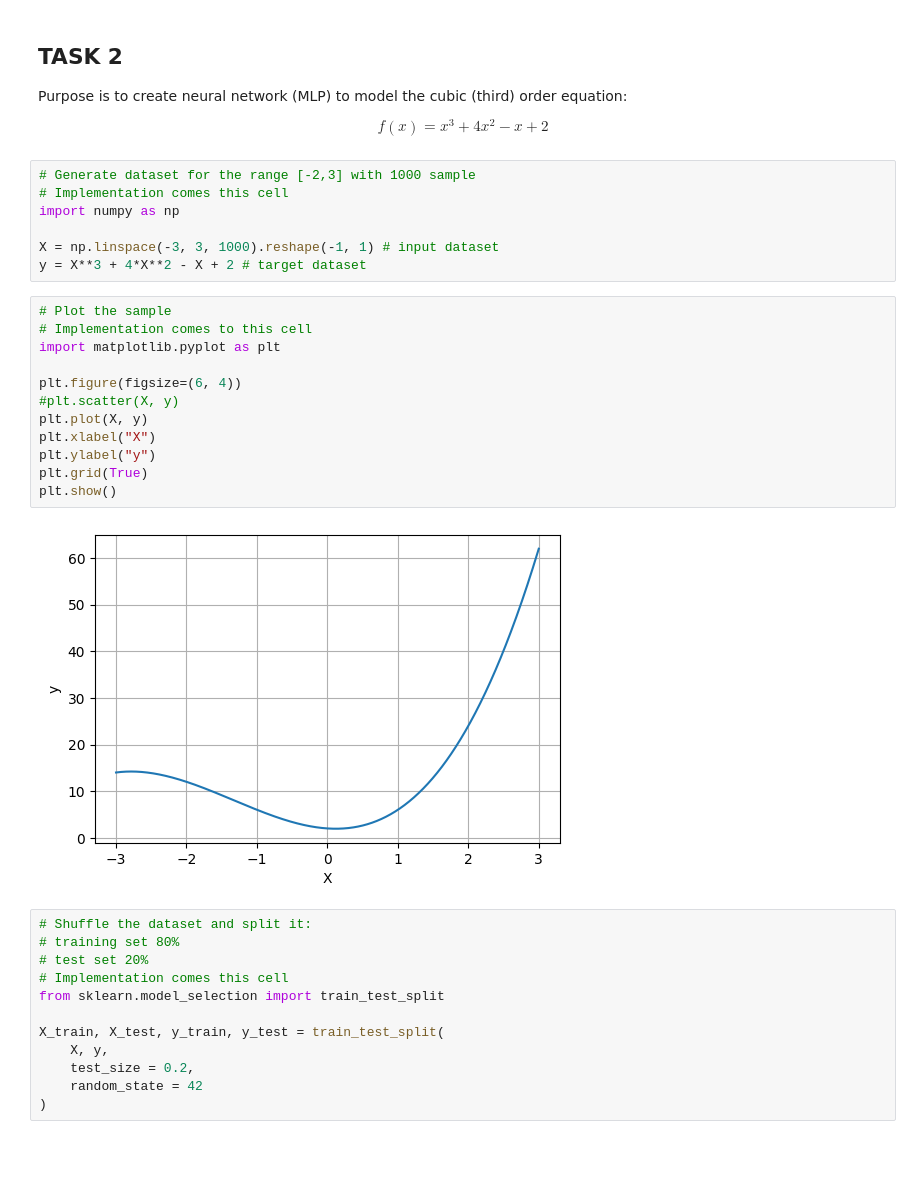
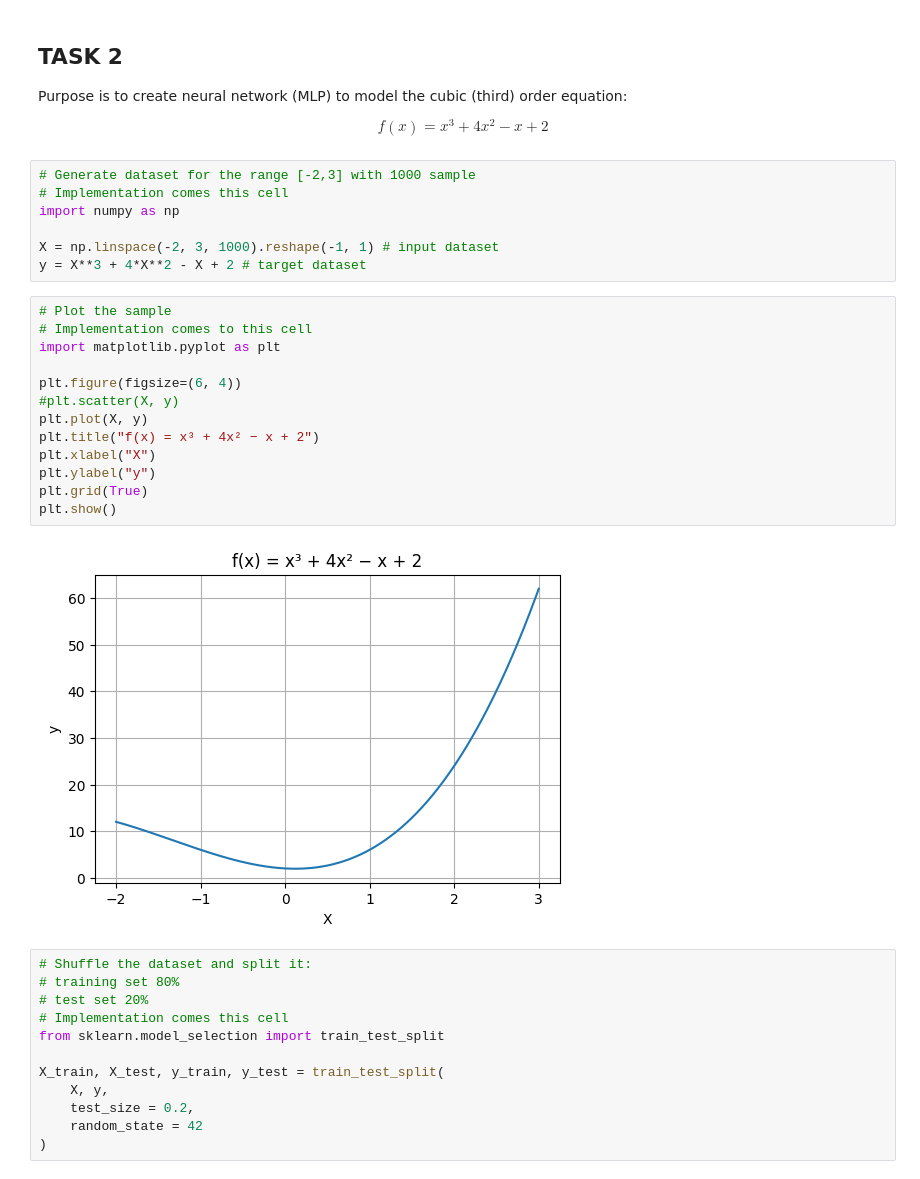
Before and after one commit to dineshsinghbisht/masterdegree, a Jupyter notebook: exercises/advdeeplearningNneuralnetwork/exc2/Exercise2-S25.ipynb, the cells around one changed output. Cells and saved outputs as stored; diff of their text form; blank space fills up the shorter version.

```diff
--- a/exercises/advdeeplearningNneuralnetwork/exc2/Exercise2-S25.ipynb
+++ b/exercises/advdeeplearningNneuralnetwork/exc2/Exercise2-S25.ipynb
@@ -157,22 +174,23 @@ $$ f(x) = x^3 + 4x^2 - x + 2 $$
 # Implementation comes this cell
 import numpy as np
 
-X = np.linspace(-3, 3, 1000).reshape(-1, 1) # input dataset
+X = np.linspace(-2, 3, 1000).reshape(-1, 1) # input dataset
 y = X**3 + 4*X**2 - X + 2 # target dataset
 # %%
 # Plot the sample
 # Implementation comes to this cell
 import matplotlib.pyplot as plt
 
 plt.figure(figsize=(6, 4))
 #plt.scatter(X, y)
 plt.plot(X, y)
+plt.title("f(x) = x³ + 4x² − x + 2")
 plt.xlabel("X")
 plt.ylabel("y")
 plt.grid(True)
 plt.show()
 # %% [output]
-[figure, old version]
+[figure, new version]
 # %%
 # Shuffle the dataset and split it:
 # training set 80%
```
Also changed, not shown: parts of 15 cells of this notebook, 13 other files.
